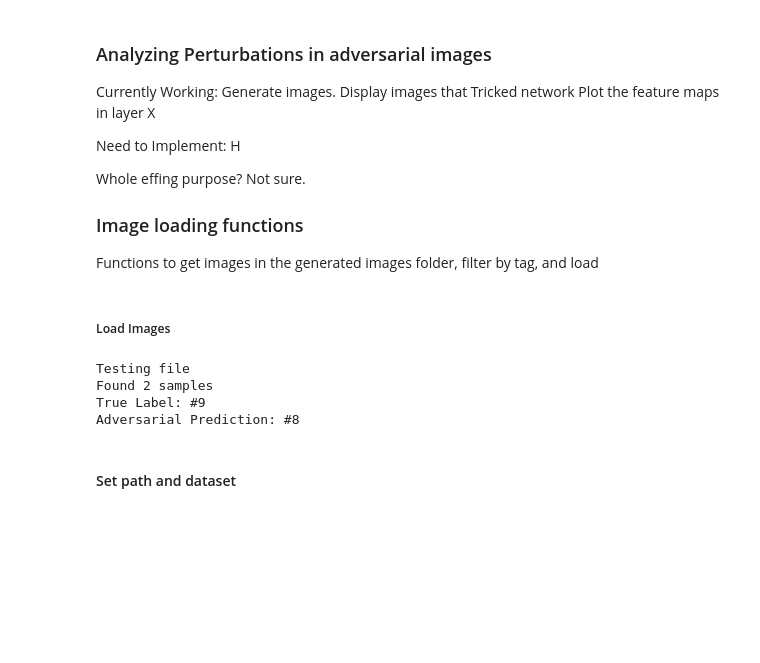
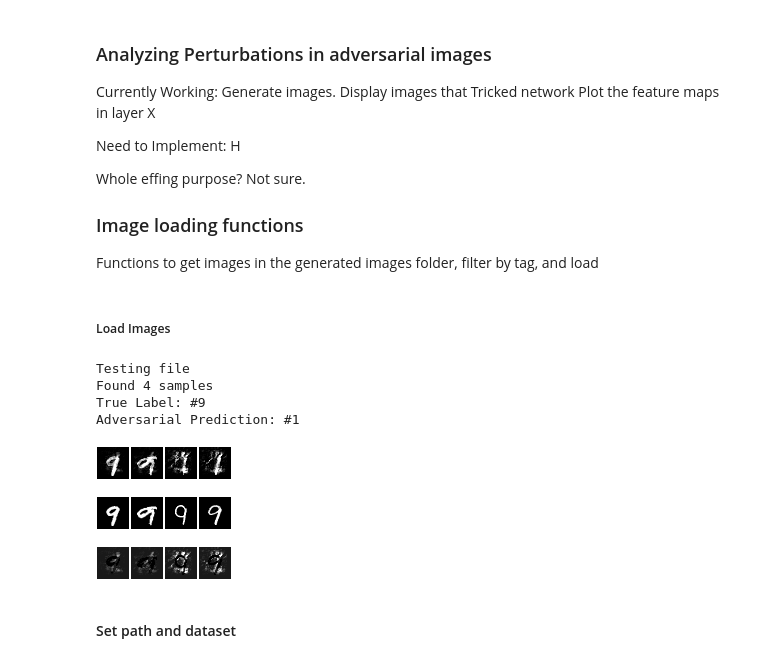
Before and after one commit to hinthornw/junior-iw, a Jupyter notebook: transform_notebook.ipynb, the cells around one changed output. Saved outputs shown, nothing was run; the diff lists cells and outputs as text; code cells hidden in the pictures; blank space fills up the shorter version.

```diff
--- a/transform_notebook.ipynb
+++ b/transform_notebook.ipynb
@@ -125,33 +125,41 @@ end
 # %%
 --For sample adversarial image
 -- Choose the origin and target classes for the images
+
+-- Note that the most from and to files are different
 local files = GetFiles('images/mnist/gen')
 local from = '9'
-local to = '8'
-code = from .. '_' .. to
-filtered = filterFiles(files, code)
+local to = '1'
+local code = from .. '_' .. to
+local filtered = filterFiles(files, code)
 adv, distort, orig = getImages(filtered)
 
 
 --Strip labels from filename
 i, j = 0, 0
 i, j = code:find('[0-9]+')
 true_label = code:sub(i, j)
 i, j = code:find('[0-9]+', j+1)
 adv_label = code:sub(i, j)
 -- i, j = code:find('[0-9]+', j+1)
 -- seed = code:sub(i, j)
 
 io.write("Testing file\n")
 local n = #filtered / 3
 print("Found ".. n .. " samples" )
 print("True Label: #" .. true_label)
 print("Adversarial Prediction: #" .. adv_label)
+itorch.image(adv)
+itorch.image(orig)
+itorch.image(distort)
 # %% [output]
 Testing file
-Found 2 samples
+Found 4 samples
 True Label: #9
-Adversarial Prediction: #8
+Adversarial Prediction: #1
+[figure, added]
+[figure, added]
+[figure, added]
 # %% [markdown]
 #### Set path and dataset
 # %%
```
Also changed, not shown: parts of 36 cells of this notebook.
